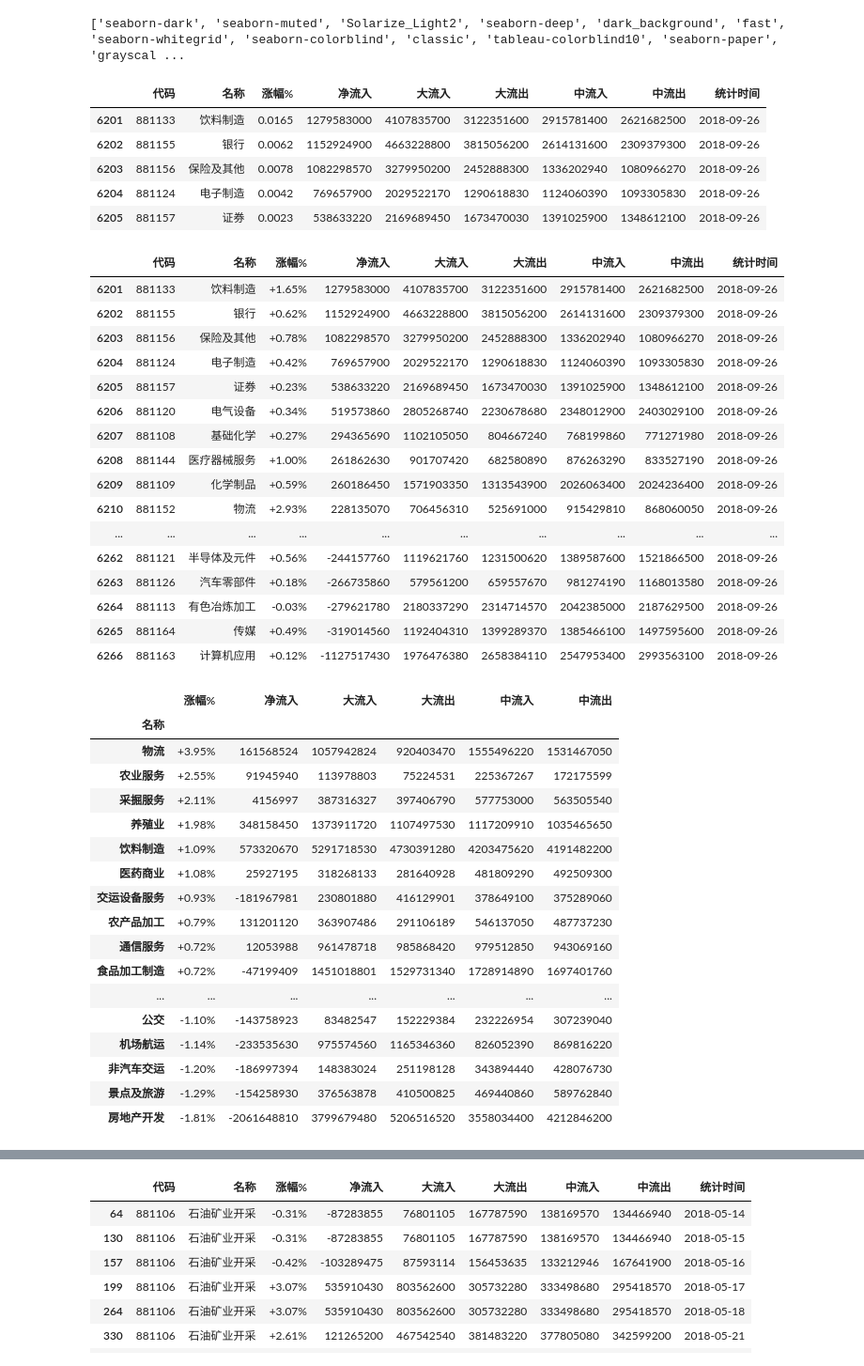
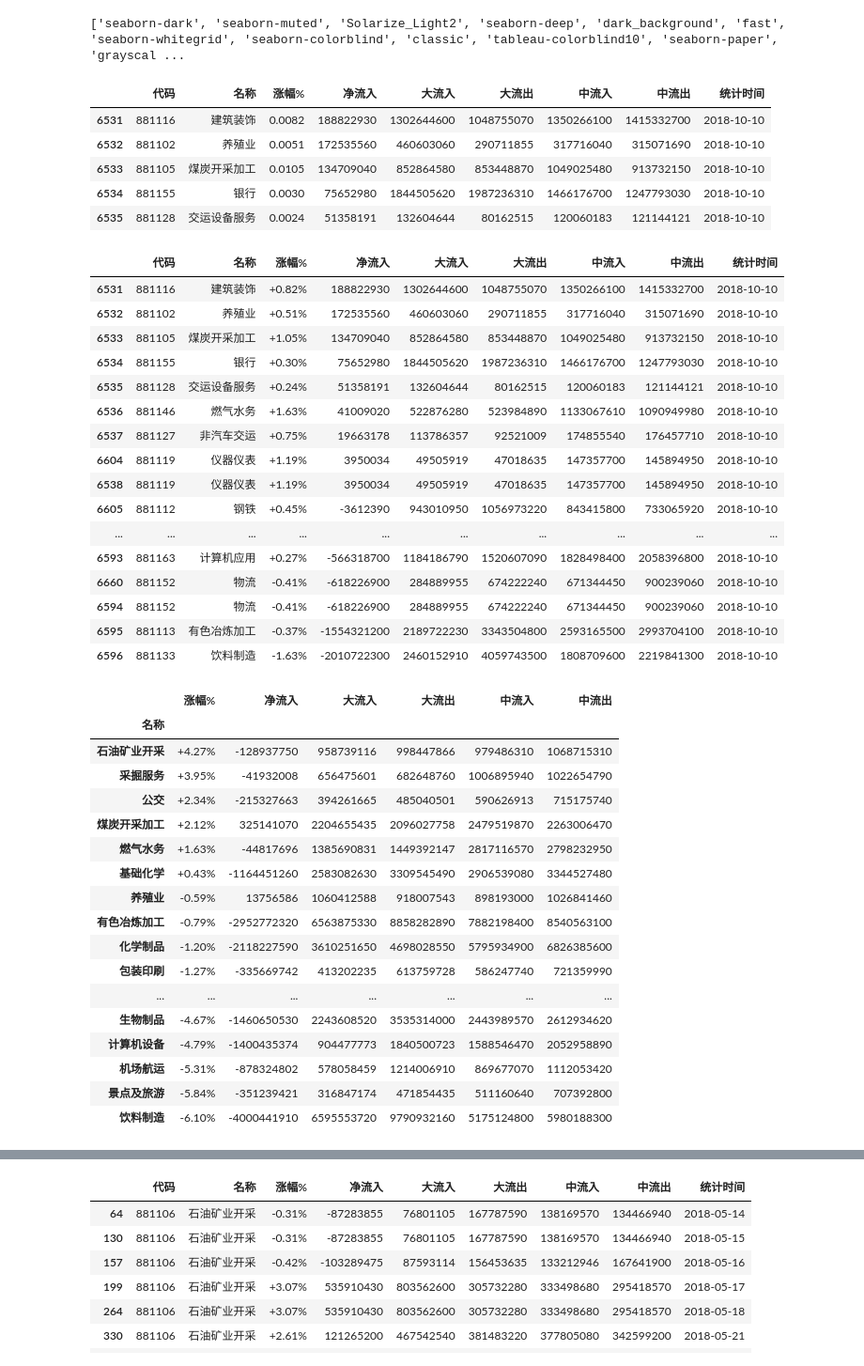
Before and after one commit to sunmd/DataAnlysisDemo, a Jupyter notebook: StockAnlysis.ipynb, the cells around one changed output, grey strips where cells are left out. Shown at 94% size. Saved outputs shown, nothing was run; the diff lists cells and outputs as text; code cells hidden in the pictures.

```diff
--- a/StockAnlysis.ipynb
+++ b/StockAnlysis.ipynb
@@ -210,66 +210,66 @@ def ycz():
 
     return [outliers_list_zf, outliers_list_jlr]
 # %%
-file_date = '2018-09'
+file_date = '2018-10'
 
-to_day = '2018-09-26'
+to_day = '2018-10-10'
 
-df = save_one_day( file_date, columns_name, 26)
+df = save_one_day( file_date, columns_name, 10)
 
-df[df['统计时间']=='2018-09-26'].head()
+df[df['统计时间']=='2018-10-10'].head()
 # %% [output]
 |  | 代码 | 名称 | 涨幅% | 净流入 | 大流入 | 大流出 | 中流入 | 中流出 | 统计时间 |
-| 6201 | 881133 | 饮料制造 | 0.0165 | 1279583000 | 4107835700 | 3122351600 | 2915781400 | 2621682500 | 2018-09-26 |
-| 6202 | 881155 | 银行 | 0.0062 | 1152924900 | 4663228800 | 3815056200 | 2614131600 | 2309379300 | 2018-09-26 |
-| 6203 | 881156 | 保险及其他 | 0.0078 | 1082298570 | 3279950200 | 2452888300 | 1336202940 | 1080966270 | 2018-09-26 |
-| 6204 | 881124 | 电子制造 | 0.0042 | 769657900 | 2029522170 | 1290618830 | 1124060390 | 1093305830 | 2018-09-26 |
-| 6205 | 881157 | 证券 | 0.0023 | 538633220 | 2169689450 | 1673470030 | 1391025900 | 1348612100 | 2018-09-26 |
+| 6531 | 881116 | 建筑装饰 | 0.0082 | 188822930 | 1302644600 | 1048755070 | 1350266100 | 1415332700 | 2018-10-10 |
+| 6532 | 881102 | 养殖业 | 0.0051 | 172535560 | 460603060 | 290711855 | 317716040 | 315071690 | 2018-10-10 |
+| 6533 | 881105 | 煤炭开采加工 | 0.0105 | 134709040 | 852864580 | 853448870 | 1049025480 | 913732150 | 2018-10-10 |
+| 6534 | 881155 | 银行 | 0.0030 | 75652980 | 1844505620 | 1987236310 | 1466176700 | 1247793030 | 2018-10-10 |
+| 6535 | 881128 | 交运设备服务 | 0.0024 | 51358191 | 132604644 | 80162515 | 120060183 | 121144121 | 2018-10-10 |
 # %%
 df[df['统计时间']==to_day].sort_values('净流入',ascending=False)\
 .style.use(mystl.export()).format({'涨幅%':"{:+.2%}"})
 # %% [output]
 |  | 代码 | 名称 | 涨幅% | 净流入 | 大流入 | 大流出 | 中流入 | 中流出 | 统计时间 |
-| 6201 | 881133 | 饮料制造 | +1.65% | 1279583000 | 4107835700 | 3122351600 | 2915781400 | 2621682500 | 2018-09-26 |
-| 6202 | 881155 | 银行 | +0.62% | 1152924900 | 4663228800 | 3815056200 | 2614131600 | 2309379300 | 2018-09-26 |
-| 6203 | 881156 | 保险及其他 | +0.78% | 1082298570 | 3279950200 | 2452888300 | 1336202940 | 1080966270 | 2018-09-26 |
-| 6204 | 881124 | 电子制造 | +0.42% | 769657900 | 2029522170 | 1290618830 | 1124060390 | 1093305830 | 2018-09-26 |
-| 6205 | 881157 | 证券 | +0.23% | 538633220 | 2169689450 | 1673470030 | 1391025900 | 1348612100 | 2018-09-26 |
-| 6206 | 881120 | 电气设备 | +0.34% | 519573860 | 2805268740 | 2230678680 | 2348012900 | 2403029100 | 2018-09-26 |
-| 6207 | 881108 | 基础化学 | +0.27% | 294365690 | 1102105050 | 804667240 | 768199860 | 771271980 | 2018-09-26 |
-| 6208 | 881144 | 医疗器械服务 | +1.00% | 261862630 | 901707420 | 682580890 | 876263290 | 833527190 | 2018-09-26 |
-| 6209 | 881109 | 化学制品 | +0.59% | 260186450 | 1571903350 | 1313543900 | 2026063400 | 2024236400 | 2018-09-26 |
-| 6210 | 881152 | 物流 | +2.93% | 228135070 | 706456310 | 525691000 | 915429810 | 868060050 | 2018-09-26 |
+| 6531 | 881116 | 建筑装饰 | +0.82% | 188822930 | 1302644600 | 1048755070 | 1350266100 | 1415332700 | 2018-10-10 |
+| 6532 | 881102 | 养殖业 | +0.51% | 172535560 | 460603060 | 290711855 | 317716040 | 315071690 | 2018-10-10 |
+| 6533 | 881105 | 煤炭开采加工 | +1.05% | 134709040 | 852864580 | 853448870 | 1049025480 | 913732150 | 2018-10-10 |
+| 6534 | 881155 | 银行 | +0.30% | 75652980 | 1844505620 | 1987236310 | 1466176700 | 1247793030 | 2018-10-10 |
+| 6535 | 881128 | 交运设备服务 | +0.24% | 51358191 | 132604644 | 80162515 | 120060183 | 121144121 | 2018-10-10 |
+| 6536 | 881146 | 燃气水务 | +1.63% | 41009020 | 522876280 | 523984890 | 1133067610 | 1090949980 | 2018-10-10 |
+| 6537 | 881127 | 非汽车交运 | +0.75% | 19663178 | 113786357 | 92521009 | 174855540 | 176457710 | 2018-10-10 |
+| 6604 | 881119 | 仪器仪表 | +1.19% | 3950034 | 49505919 | 47018635 | 147357700 | 145894950 | 2018-10-10 |
+| 6538 | 881119 | 仪器仪表 | +1.19% | 3950034 | 49505919 | 47018635 | 147357700 | 145894950 | 2018-10-10 |
+| 6605 | 881112 | 钢铁 | +0.45% | -3612390 | 943010950 | 1056973220 | 843415800 | 733065920 | 2018-10-10 |
 | ... | ... | ... | ... | ... | ... | ... | ... | ... | ... |
-| 6262 | 881121 | 半导体及元件 | +0.56% | -244157760 | 1119621760 | 1231500620 | 1389587600 | 1521866500 | 2018-09-26 |
-| 6263 | 881126 | 汽车零部件 | +0.18% | -266735860 | 579561200 | 659557670 | 981274190 | 1168013580 | 2018-09-26 |
-| 6264 | 881113 | 有色冶炼加工 | -0.03% | -279621780 | 2180337290 | 2314714570 | 2042385000 | 2187629500 | 2018-09-26 |
-| 6265 | 881164 | 传媒 | +0.49% | -319014560 | 1192404310 | 1399289370 | 1385466100 | 1497595600 | 2018-09-26 |
-| 6266 | 881163 | 计算机应用 | +0.12% | -1127517430 | 1976476380 | 2658384110 | 2547953400 | 2993563100 | 2018-09-26 |
+| 6593 | 881163 | 计算机应用 | +0.27% | -566318700 | 1184186790 | 1520607090 | 1828498400 | 2058396800 | 2018-10-10 |
+| 6660 | 881152 | 物流 | -0.41% | -618226900 | 284889955 | 674222240 | 671344450 | 900239060 | 2018-10-10 |
+| 6594 | 881152 | 物流 | -0.41% | -618226900 | 284889955 | 674222240 | 671344450 | 900239060 | 2018-10-10 |
+| 6595 | 881113 | 有色冶炼加工 | -0.37% | -1554321200 | 2189722230 | 3343504800 | 2593165500 | 2993704100 | 2018-10-10 |
+| 6596 | 881133 | 饮料制造 | -1.63% | -2010722300 | 2460152910 | 4059743500 | 1808709600 | 2219841300 | 2018-10-10 |
 # %%
 #按分类进行统计
 
-df_grp_name = df[df['统计时间']>=file_date+'-25'].groupby('名称').sum()
+df_grp_name = df[df['统计时间']>=file_date+'-08'].groupby('名称').sum()
 df_grp_name.sort_values(['涨幅%','净流入'], ascending=False)\
 .style.use(mystl.export()).format({'涨幅%':'{:+.2%}'})
 # %% [output]
 |  | 涨幅% | 净流入 | 大流入 | 大流出 | 中流入 | 中流出 |
 | 名称 |  |  |  |  |  |  |
-| 物流 | +3.95% | 161568524 | 1057942824 | 920403470 | 1555496220 | 1531467050 |
-| 农业服务 | +2.55% | 91945940 | 113978803 | 75224531 | 225367267 | 172175599 |
-| 采掘服务 | +2.11% | 4156997 | 387316327 | 397406790 | 577753000 | 563505540 |
-| 养殖业 | +1.98% | 348158450 | 1373911720 | 1107497530 | 1117209910 | 1035465650 |
-| 饮料制造 | +1.09% | 573320670 | 5291718530 | 4730391280 | 4203475620 | 4191482200 |
-| 医药商业 | +1.08% | 25927195 | 318268133 | 281640928 | 481809290 | 492509300 |
-| 交运设备服务 | +0.93% | -181967981 | 230801880 | 416129901 | 378649100 | 375289060 |
-| 农产品加工 | +0.79% | 131201120 | 363907486 | 291106189 | 546137050 | 487737230 |
-| 通信服务 | +0.72% | 12053988 | 961478718 | 985868420 | 979512850 | 943069160 |
-| 食品加工制造 | +0.72% | -47199409 | 1451018801 | 1529731340 | 1728914890 | 1697401760 |
+| 石油矿业开采 | +4.27% | -128937750 | 958739116 | 998447866 | 979486310 | 1068715310 |
+| 采掘服务 | +3.95% | -41932008 | 656475601 | 682648760 | 1006895940 | 1022654790 |
+| 公交 | +2.34% | -215327663 | 394261665 | 485040501 | 590626913 | 715175740 |
+| 煤炭开采加工 | +2.12% | 325141070 | 2204655435 | 2096027758 | 2479519870 | 2263006470 |
+| 燃气水务 | +1.63% | -44817696 | 1385690831 | 1449392147 | 2817116570 | 2798232950 |
+| 基础化学 | +0.43% | -1164451260 | 2583082630 | 3309545490 | 2906539080 | 3344527480 |
+| 养殖业 | -0.59% | 13756586 | 1060412588 | 918007543 | 898193000 | 1026841460 |
+| 有色冶炼加工 | -0.79% | -2952772320 | 6563875330 | 8858282890 | 7882198400 | 8540563100 |
+| 化学制品 | -1.20% | -2118227590 | 3610251650 | 4698028550 | 5795934900 | 6826385600 |
+| 包装印刷 | -1.27% | -335669742 | 413202235 | 613759728 | 586247740 | 721359990 |
 | ... | ... | ... | ... | ... | ... | ... |
-| 公交 | -1.10% | -143758923 | 83482547 | 152229384 | 232226954 | 307239040 |
-| 机场航运 | -1.14% | -233535630 | 975574560 | 1165346360 | 826052390 | 869816220 |
-| 非汽车交运 | -1.20% | -186997394 | 148383024 | 251198128 | 343894440 | 428076730 |
-| 景点及旅游 | -1.29% | -154258930 | 376563878 | 410500825 | 469440860 | 589762840 |
-| 房地产开发 | -1.81% | -2061648810 | 3799679480 | 5206516520 | 3558034400 | 4212846200 |
+| 生物制品 | -4.67% | -1460650530 | 2243608520 | 3535314000 | 2443989570 | 2612934620 |
+| 计算机设备 | -4.79% | -1400435374 | 904477773 | 1840500723 | 1588546470 | 2052958890 |
+| 机场航运 | -5.31% | -878324802 | 578058459 | 1214006910 | 869677070 | 1112053420 |
+| 景点及旅游 | -5.84% | -351239421 | 316847174 | 471854435 | 511160640 | 707392800 |
+| 饮料制造 | -6.10% | -4000441910 | 6595553720 | 9790932160 | 5175124800 | 5980188300 |
 # %%
 #按时间进行统计
 df_grp_time = df.groupby('统计时间').sum()
```
Also changed, not shown: parts of 1 cell of this notebook.
